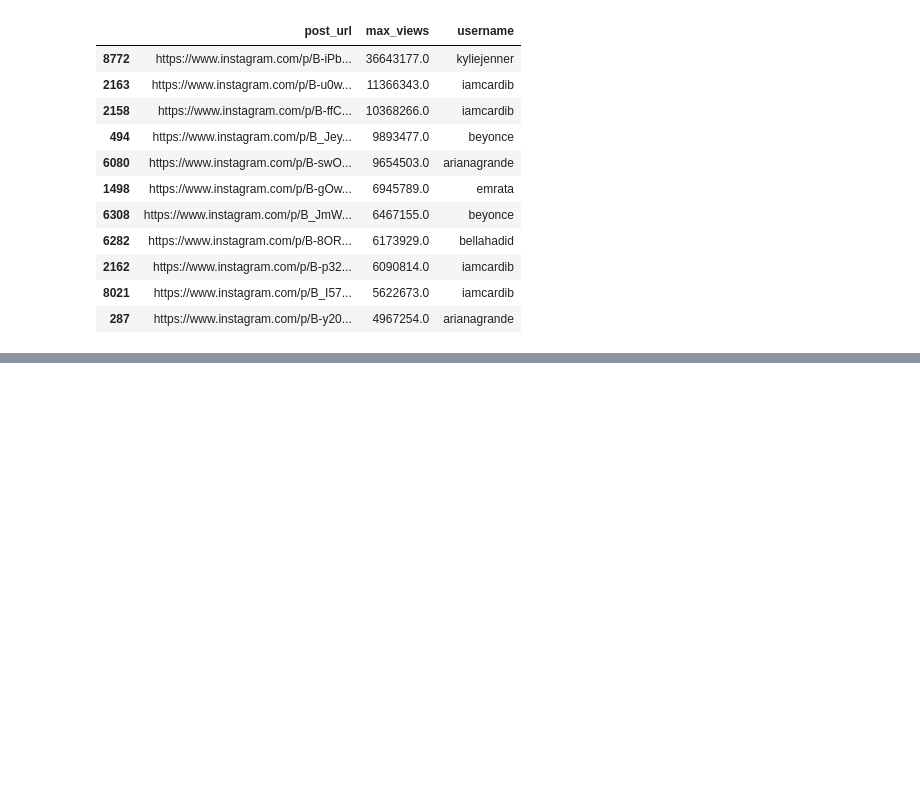
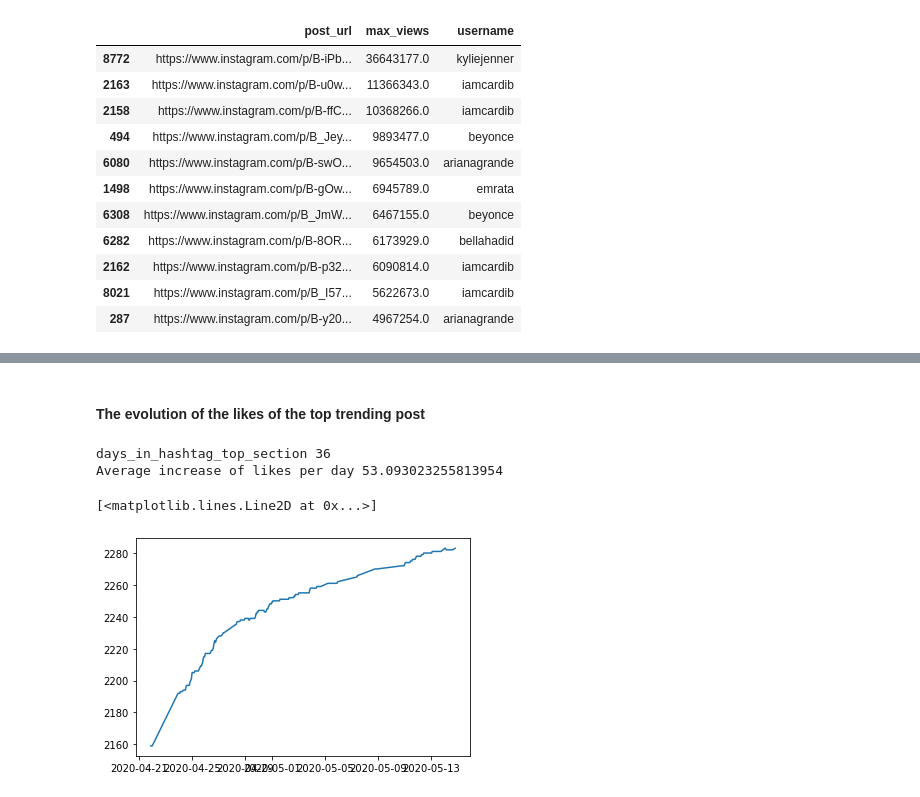
Before and after one commit to lavinama/modelling_social_data, a Jupyter notebook: understanding_data.ipynb, the cells around one changed output, grey strips where cells are left out. Saved outputs shown, nothing was run; the diff lists cells and outputs as text; code cells hidden in the pictures; blank space fills up the shorter version.

```diff
--- a/understanding_data.ipynb
+++ b/understanding_data.ipynb
@@ -110,0 +151,3 @@ top_0_1_videos
+# %%
+raw_post_metrics.sort_values(by='date_time_collected', inplace=True)
+raw_post_metrics
@@ -110,0 +168,3 @@ top_0_1_videos
+# %%
+raw_post_metrics_2 = raw_post_metrics.groupby('post_url').agg(list)
+raw_post_metrics_2
@@ -110,0 +224,3 @@ top_0_1_videos
+# %%
+raw_post_metrics_2 = raw_post_metrics_2.sort_index(axis=0)
+raw_post_metrics_2.loc["https://www.instagram.com/p/B-cuVYrJncn/"]
@@ -110,0 +233,20 @@ top_0_1_videos
+# %%
+post_metrics_and_comments = pd.read_csv(directory + "data/post_metrics_and_comments.csv", index_col=["post_url"])
+hashtag_top_appearances = pd.read_csv(directory + "data/hashtag_top_appearances.csv", index_col=["post_url"])
+merged_left = pd.merge(left=post_metrics_and_comments, right=hashtag_top_appearances, how='left', left_on='post_url', right_on='post_url')
+complete_dataset = pd.merge(left=merged_left, right=raw_post_metrics_2, how='left', left_on='post_url', right_on='post_url')
+complete_dataset.sort_values(by=["days_in_hashtag_top_section"], axis=0, ascending=False, inplace=True)
+
+# Convert date_posted to datetime format
+complete_dataset["date_posted"] = pd.to_datetime(complete_dataset["date_posted"])
+
+# Convert concatenated_comments to list of comments
+def conv_to_list_comments(row):
+    if pd.isnull(row["concatenated_comments"]):
+        return None
+    else:
+        list_comments = row["concatenated_comments"].split("|")
+        return list_comments
+complete_dataset['concatenated_comments'] = complete_dataset.apply(lambda row: conv_to_list_comments(row), axis=1)
+
+print(complete_dataset.dtypes)
@@ -110,0 +288,20 @@ top_0_1_videos
+# %% [markdown]
+#### The evolution of the likes of the top trending post
+# %%
+import matplotlib.pyplot as plt
+
+days_in_hashtag_top_section = complete_dataset.loc["https://www.instagram.com/p/B-cuVYrJncn/"].days_in_hashtag_top_section
+date_posted = complete_dataset.loc["https://www.instagram.com/p/B-cuVYrJncn/"].date_posted
+max_likes = complete_dataset.loc["https://www.instagram.com/p/B-cuVYrJncn/"].max_likes
+likes = complete_dataset.loc["https://www.instagram.com/p/B-cuVYrJncn/"].num_likes
+dates = complete_dataset.loc["https://www.instagram.com/p/B-cuVYrJncn/"].date_time_collected
+print("days_in_hashtag_top_section", days_in_hashtag_top_section)
+delta = dates[-1] - date_posted
+rate_likes = max_likes/delta.days
+print("Average increase of likes per day", rate_likes)
+plt.plot(dates, likes)
+# %% [output]
+days_in_hashtag_top_section 36
+Average increase of likes per day 53.093023255813954
+[<matplotlib.lines.Line2D at 0x...>]
+[figure, added]
```
Also changed, not shown: parts of 27 cells of this notebook, 14 other files.
